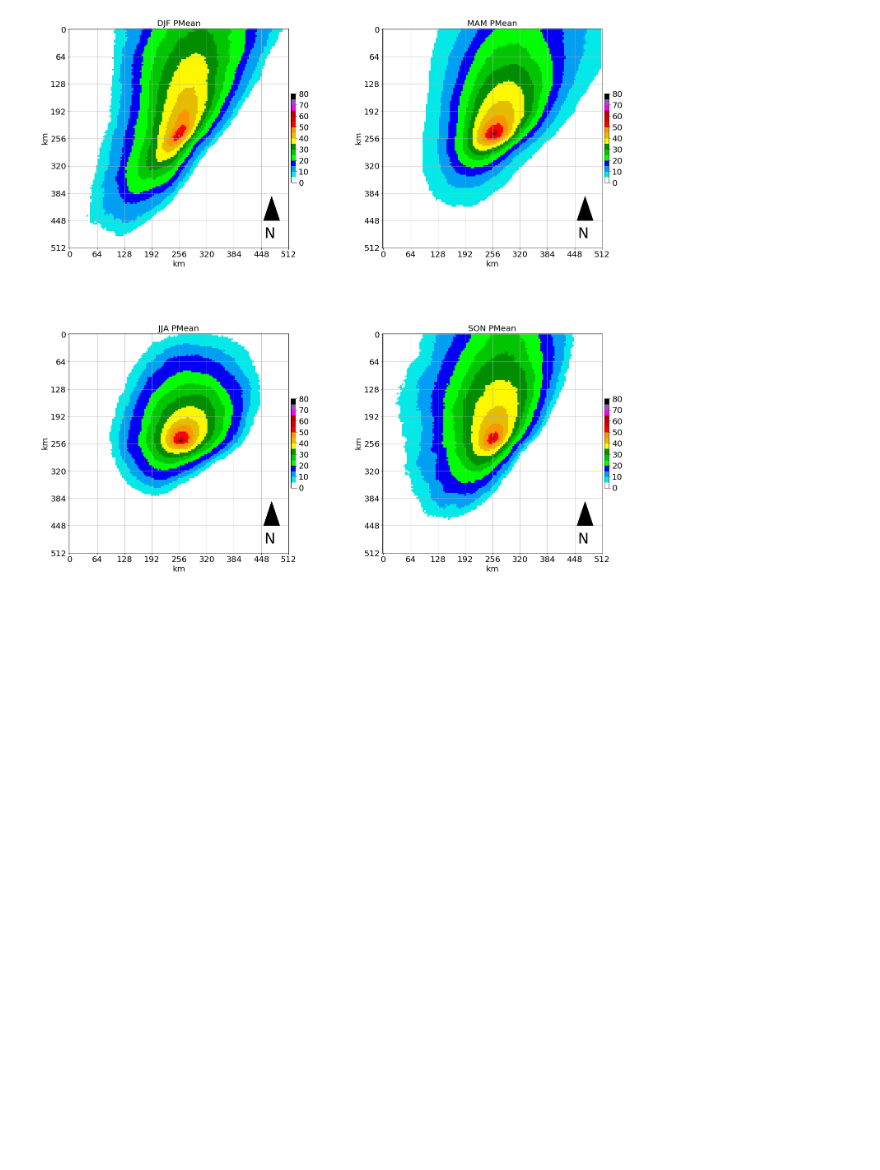
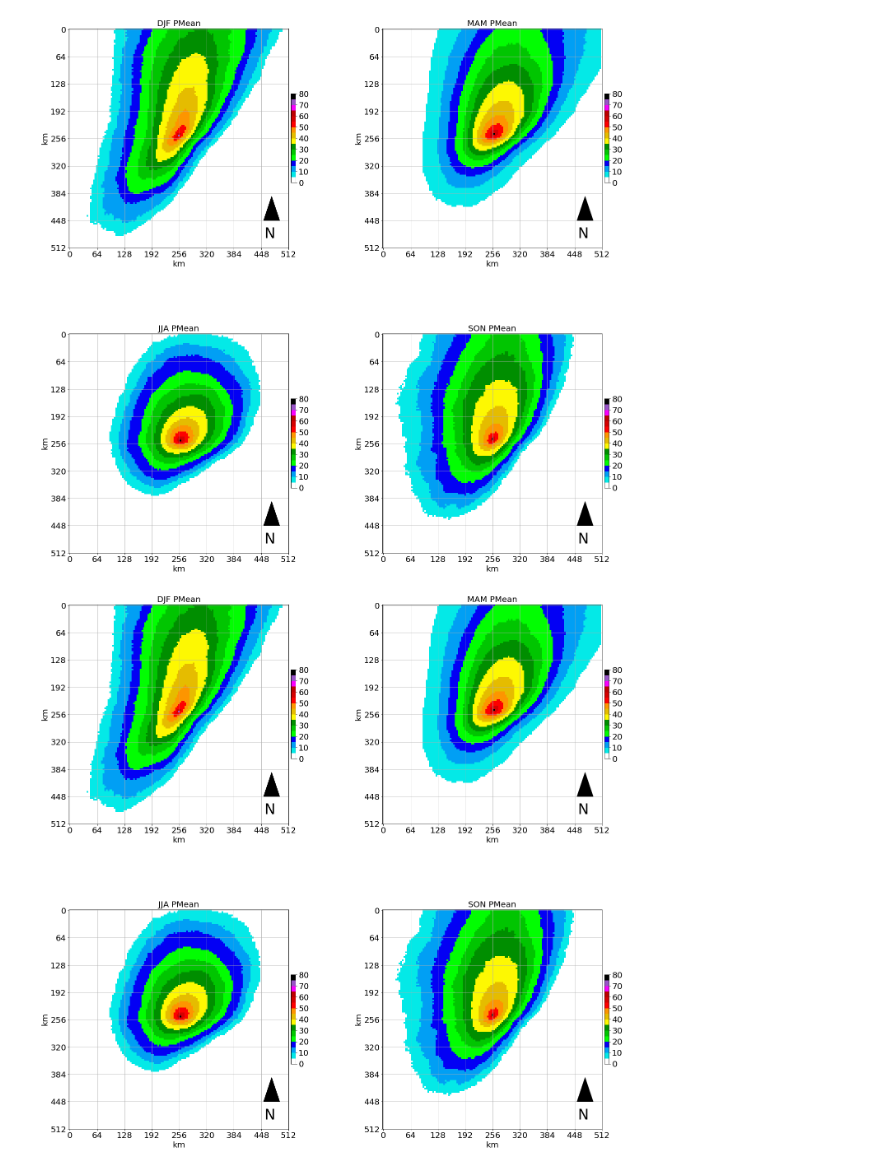
Before and after one commit to ahaberlie/SVRIMG, a Jupyter notebook: examples/Mean_Climatologies.ipynb, the cells around one changed output. Drawn from its saved outputs; the diff is of its cells as text; code cells hidden in the pictures; blank space fills up the shorter version.

```diff
--- a/examples/Mean_Climatologies.ipynb
+++ b/examples/Mean_Climatologies.ipynb
@@ -279,3 +315,21 @@ ax.set_title("SON PMean", fontsize=20)
 ax = draw_box_plot(ax, son_pmm)
 # %% [output]
 [figure]
+# %%
+ax = plt.subplot(2,2,1)
+ax.set_title("DJF PMean", fontsize=20)
+ax = draw_box_plot(ax, djf_pmm)
+
+ax = plt.subplot(2,2,2)
+ax.set_title("MAM PMean", fontsize=20)
+ax = draw_box_plot(ax, mam_pmm)
+
+ax = plt.subplot(2,2,3)
+ax.set_title("JJA PMean", fontsize=20)
+ax = draw_box_plot(ax, jja_pmm)
+
+ax = plt.subplot(2,2,4)
+ax.set_title("SON PMean", fontsize=20)
+ax = draw_box_plot(ax, son_pmm)
+# %% [output]
+[figure, added]
```
Also changed, not shown: parts of 5 cells of this notebook, 4 other files.
